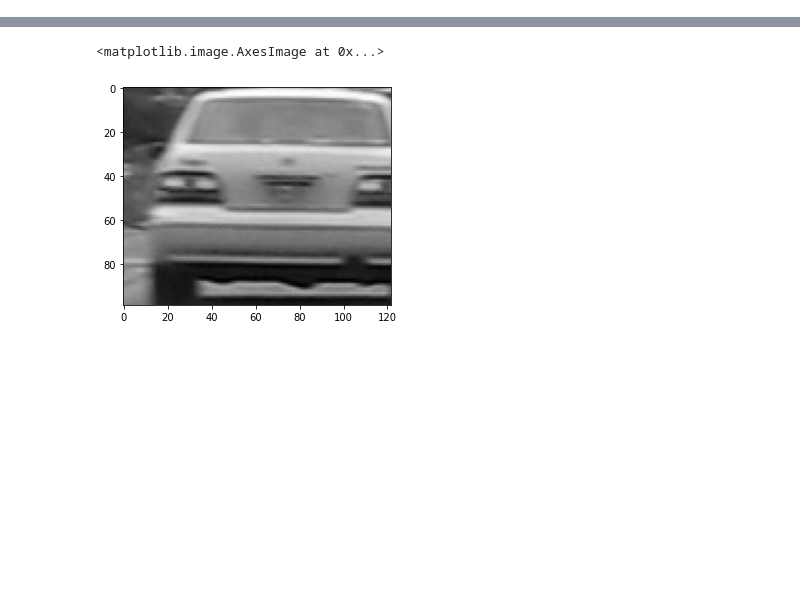
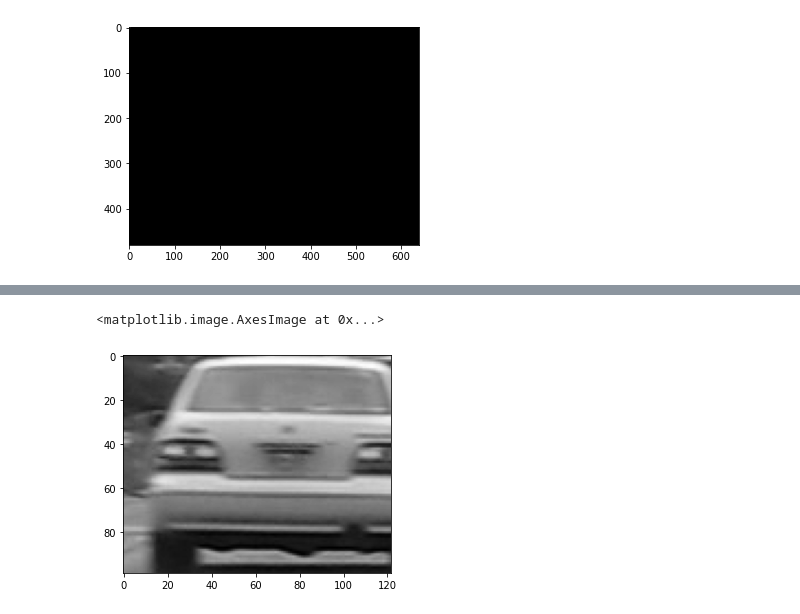
Before and after one commit to Singla17/COL780_assig2, a Jupyter notebook: Experiments.ipynb, the cells around one changed output, grey strips where cells are left out. Drawn from its saved outputs; the diff is of its cells as text; code cells hidden in the pictures; blank space fills up the shorter version.

Commit message:
LK Projective added

```diff
--- a/Experiments.ipynb
+++ b/Experiments.ipynb
@@ -16,7 +26,34 @@ gt_box_dims = get_bounding_box_dims(gt_file_content, 1)
 template = org_image[gt_box_dims[1]:gt_box_dims[3],gt_box_dims[0]:gt_box_dims[2]]
 template = cv2.cvtColor(template, cv2.COLOR_BGR2GRAY)
 # %%
-p = np.zeros([1,6], dtype = np.float64)
+frame = cv2.imread(os.path.join(inp_path,image_list[1]))
+frame = cv2.bilateralFilter(frame,15,75,75)
+rows, cols, ch = frame.shape
+frame = cv2.cvtColor(frame, cv2.COLOR_BGR2GRAY)
+box_pred = [0,0,0,0]
+
+"""Initialization for projective"""
+p=np.array([1,0.1,0.2,0.3,1,0.1,0.2,0.5,1],dtype=np.float32)
+W = getWarp(p)
+error=1
+itr=0
+errors=[]
+x=[]
 # %%
-W = np.array([[1+p[0,0],p[0,2],p[0,4]],
-                    [p[0,1], 1+p[0,3],p[0,5]]])
+"""Warping """
+frame = cv2.warpPerspective(frame, W, (frame.shape[1], frame.shape[0]),flags=cv2.INTER_LINEAR)
+plt.imshow(frame,cmap='gray')
+input_frame = frame[gt_box_dims[1]:gt_box_dims[3],gt_box_dims[0]:gt_box_dims[2]]
+"""Compute Error"""
+diff = template - input_frame
+
+"""Compute Warped Gradients"""
+gradX = cv2.Sobel(input_frame, cv2.CV_64F, 1, 0, ksize=5)
+gradY = cv2.Sobel(input_frame, cv2.CV_64F, 0, 1, ksize=5)
+
+
+ht, wt = template.shape
+Xc = np.tile(np.linspace(0, wt-1, wt), (ht, 1))
+Yc = np.tile(np.linspace(0, ht-1, ht), (wt, 1)).T
+# %% [output]
+[figure, added]
```
Also changed, not shown: parts of 4 cells of this notebook, 4 other files.
